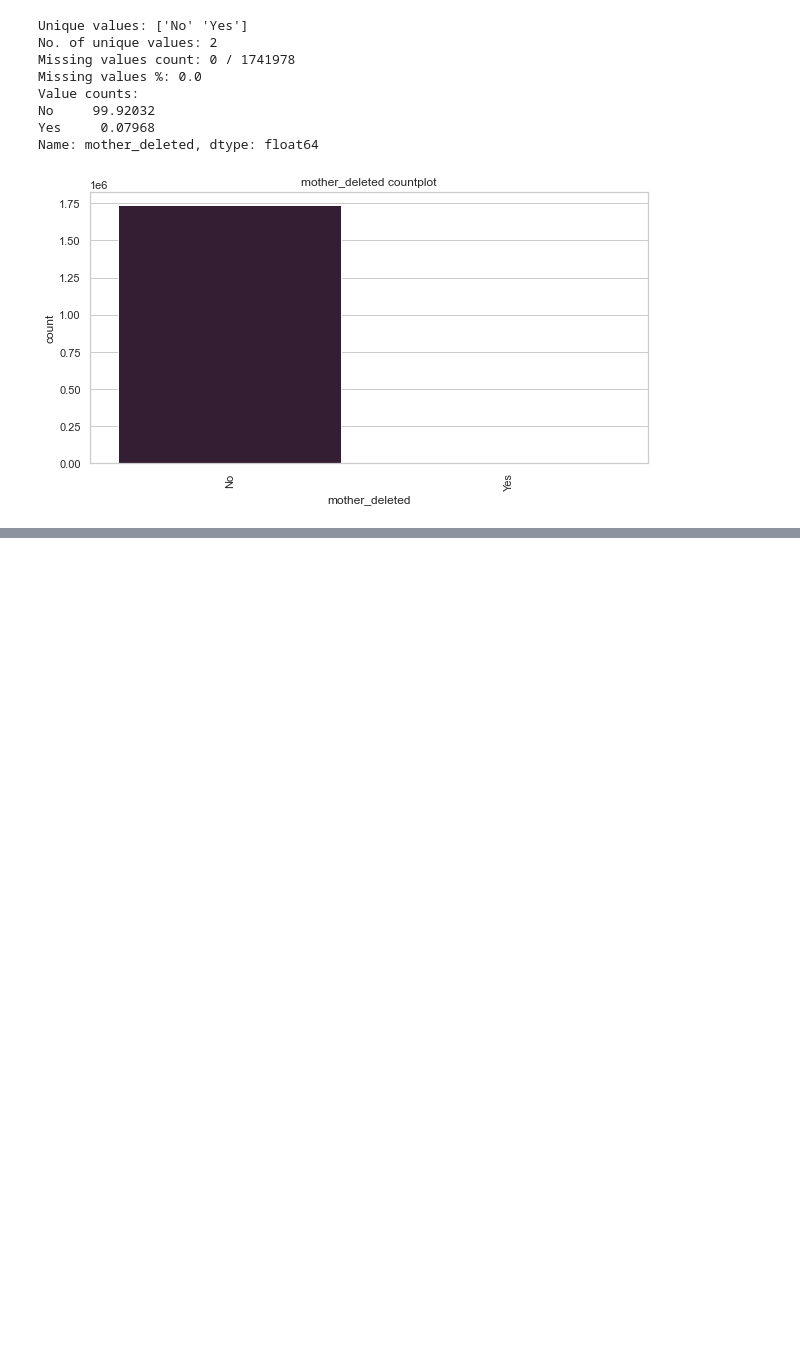
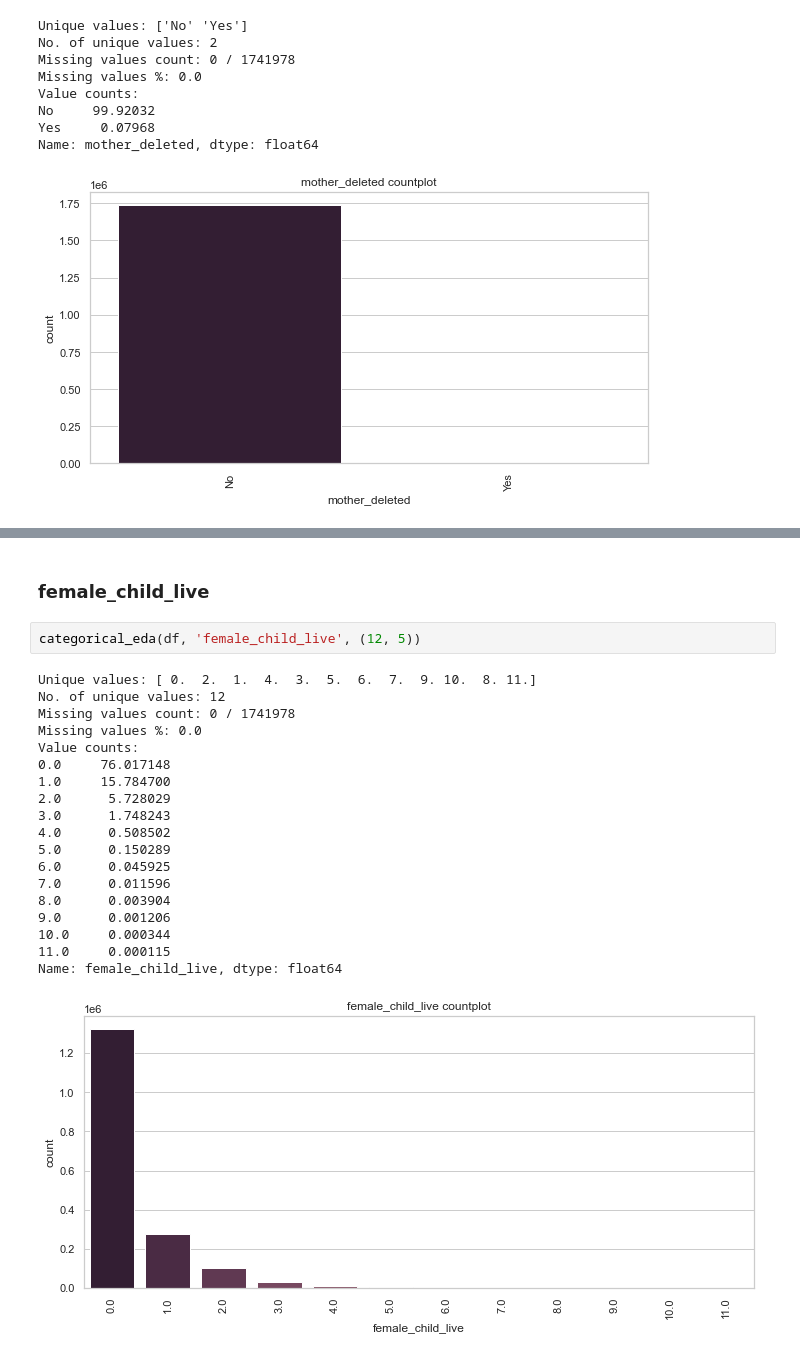
Before and after one commit to Gokul-S-Kumar/child_health_casestudy, a Jupyter notebook: notebooks/0.2-gokul-EDA_ecregistration.ipynb, the cells around one changed output, grey strips where cells are left out. Drawn from its saved outputs; the diff is of its cells as text; blank space fills up the shorter version.

```diff
--- a/notebooks/0.2-gokul-EDA_ecregistration.ipynb
+++ b/notebooks/0.2-gokul-EDA_ecregistration.ipynb
@@ -210,0 +305,24 @@ Name: mother_deleted, dtype: float64
+# %% [markdown]
+### female_child_live
+# %%
+categorical_eda(df, 'female_child_live', (12, 5))
+# %% [output]
+Unique values: [ 0.  2.  1.  4.  3.  5.  6.  7.  9. 10.  8. 11.]
+No. of unique values: 12
+Missing values count: 0 / 1741978
+Missing values %: 0.0
+Value counts:
+0.0     76.017148
+1.0     15.784700
+2.0      5.728029
+3.0      1.748243
+4.0      0.508502
+5.0      0.150289
+6.0      0.045925
+7.0      0.011596
+8.0      0.003904
+9.0      0.001206
+10.0     0.000344
+11.0     0.000115
+Name: female_child_live, dtype: float64
+[figure, added]
```
Also changed, not shown: parts of 22 cells of this notebook, 9 other files.
